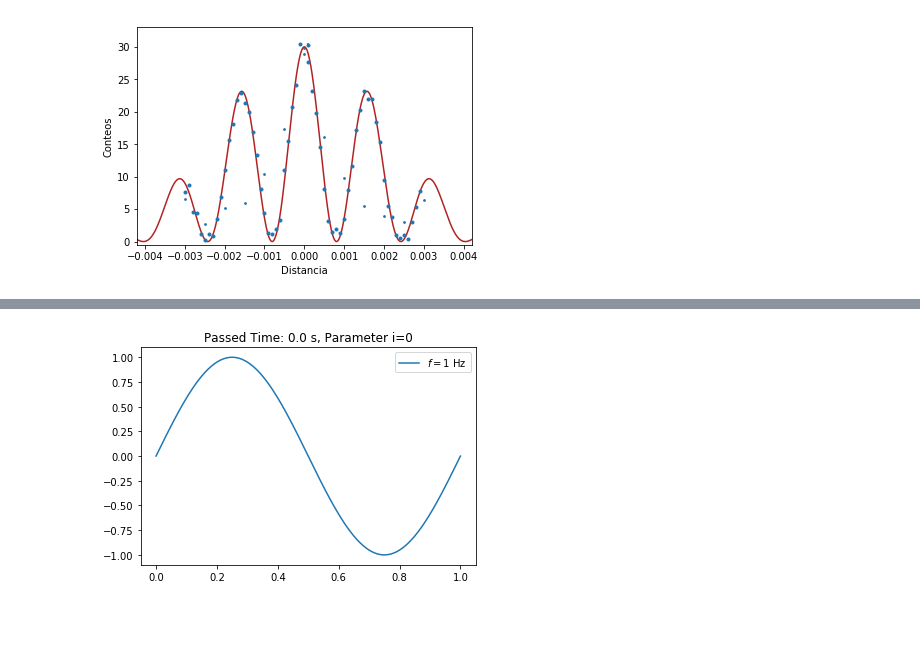
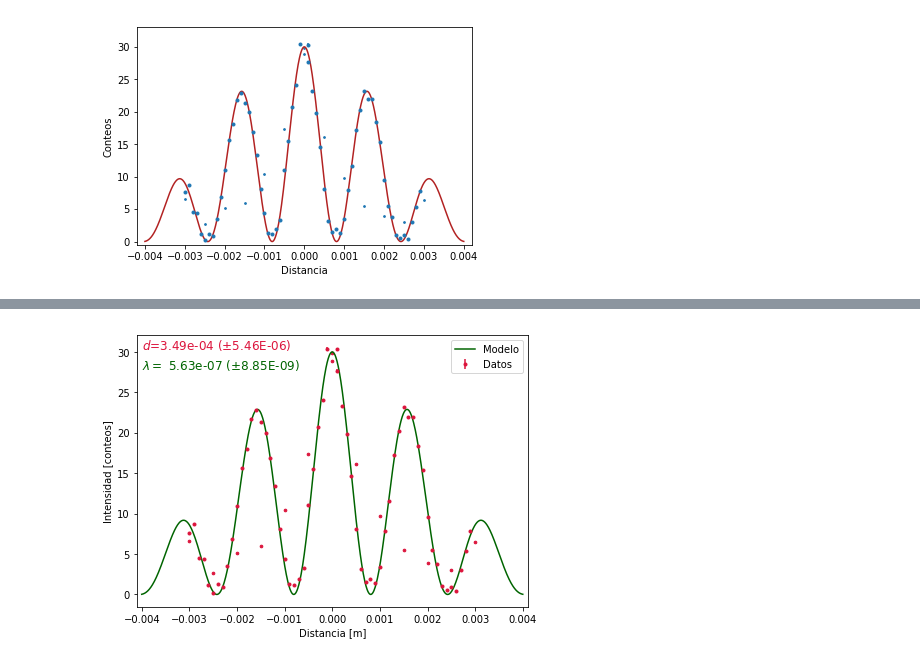
Before and after one commit to jamontanac/Laboratorio-Avanzado, a Jupyter notebook: Double_Slit/Analisis.ipynb, the cells around one changed output, grey strips where cells are left out. Drawn from its saved outputs; the diff is of its cells as text; code cells hidden in the pictures; blank space fills up the shorter version.

```diff
--- a/Double_Slit/Analisis.ipynb
+++ b/Double_Slit/Analisis.ipynb
@@ -345,8 +391,10 @@ plt.show()
 # %%
-def model_fit_data(distancia,wave_length):
+def model_fit_data(distancia,d,wave_length):
     #wave_length=575*10**(-9)
-    d=35.6*10**(-5)
-    alpha=np.pi*1.0*10**(-4)/wave_length
+    #d=35.6*10**(-5)
+    a=1.0*10**(-4)
+    I_0=30
+    alpha=np.pi*a*distancia/wave_length
     difraccion= (np.sin(alpha)/alpha)**2
     interferencia=(np.cos((np.pi*d*distancia)/(wave_length)))**2
-    return 30*difraccion*interferencia
+    return I_0*difraccion*interferencia
@@ -387,31 +401,18 @@ datos_simulados
-# %%
-import numpy as np
-import matplotlib.pyplot as plt
-import matplotlib.animation as animation
-import time
-
-plt.ion()
-
-tt = np.linspace(0, 1, 200)
-freq = 1  # parameter for sine
-t0 = time.time()  # for measuring ellapsed time
-
-fig, ax = plt.subplots()
-
-
-def draw_func(i):
-    """ This function gets called repeated times """
-    global freq  # needed because freq is changed in this function
-    xx = np.sin(2*np.pi*freq*tt)/freq
-    ax.set_title("Passed Time: %.1f s, " % (time.time()-t0) +
-                 "Parameter i=%d" % i)
-    ax.plot(tt, xx, label="$f=%d$ Hz" % freq)
-    ax.legend()
-    freq += 1
-
-
-# call draw_func every 3 seconds 1 + 4 times (first time is initialization):
-ani = animation.FuncAnimation(fig, draw_func,  np.arange(4), interval=3000,
-                              repeat=False)
-# %% [output]
-[figure, removed]
+# %%
+p0 = [35*10**(-5),575*10**(-9)]
+popt, pcov = curve_fit(model_fit_data, xdata=np.array(datos_simulados.Distancia), ydata=np.array(datos_simulados.Conteos), p0=p0)
+perr = np.sqrt(np.diag(pcov))
+# %%
+#plt.figure(figsize=(7,5))
+y=np.linspace(-4.0/1000,4.0/1000,1000)
+datos_1.plot("Distancia","Conteos",kind="scatter",s=7,figsize=(7,5),c="crimson",xlim=(-4.1/1000,4.1/1000))
+plt.errorbar(datos_simulados.Distancia,datos_simulados.Conteos,fmt="o",yerr=datos_simulados.Incertidumbre,ms=3,label="Datos",color="crimson")
+plt.plot(y,model_fit_data(y,popt[0],popt[1]),label="Modelo",color="darkgreen")
+plt.legend(loc="best")
+plt.text(np.min(y),np.max(datos_simulados.Conteos),r"$d$={:0.2e} ($\pm${:0.2E})".format(popt[0],perr[0]),fontsize=12,color="crimson")
+plt.text(np.min(y),np.max(datos_simulados.Conteos)-2.5,r"$\lambda=$ {:0.2e} ($\pm${:0.2E})".format(popt[1],perr[1]),fontsize=12,color="darkgreen")
+plt.xlabel("Distancia [m]")
+plt.ylabel("Intensidad [conteos]")
+plt.show()
+# %% [output]
+[figure, added]
```
Also changed, not shown: parts of 15 cells of this notebook.
